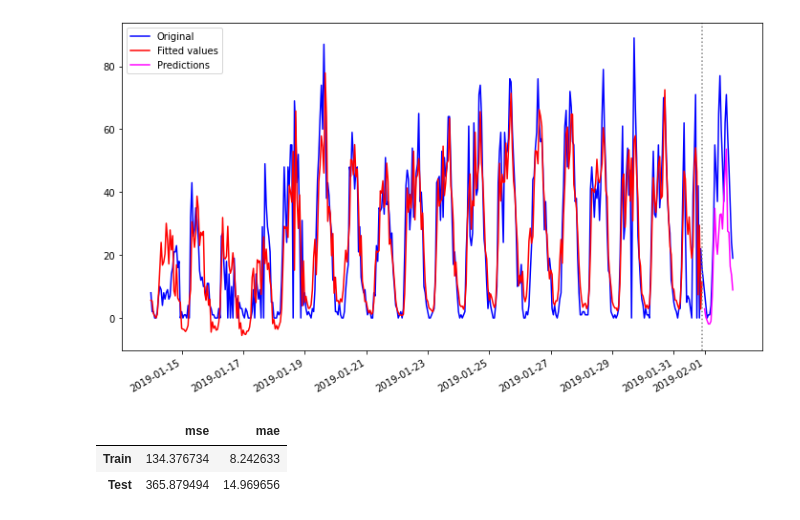
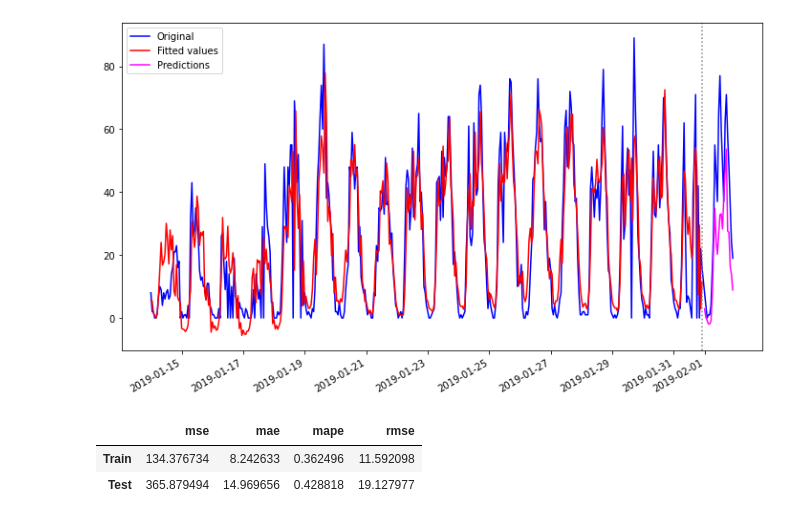
Before and after one commit to katekuian/aa_2021_magma, a Jupyter notebook: 04_predictive_analytics/03_time_series_analysis.ipynb, the cells around one changed output. Drawn from its saved outputs; the diff is of its cells as text; code cells hidden in the pictures.

Commit message:
Add rmse and mape to evaluation

```diff
--- a/04_predictive_analytics/03_time_series_analysis.ipynb
+++ b/04_predictive_analytics/03_time_series_analysis.ipynb
@@ -167,22 +170,28 @@ plt.show()
 # %%
 predicted_values = predicted_values[demand_test.index] # demand train is incomplete
 
 train_mse = mean_squared_error(demand_train, fitted_values)
 train_mae = mean_absolute_error(demand_train, fitted_values)
+train_mape = mean_average_percentage_error(demand_train, fitted_values)
+train_rmse = root_mean_squared_error(demand_train, fitted_values)
 
 test_mse = mean_squared_error(demand_test, predicted_values)
 test_mae = mean_absolute_error(demand_test, predicted_values)
+test_mape = mean_average_percentage_error(demand_test, predicted_values)
+test_rmse = root_mean_squared_error(demand_test, predicted_values)
 
 # make dataframe with results
 results = pd.DataFrame(
 	{
 		"mse": [train_mse, test_mse],
 		"mae": [train_mae, test_mae],
+		"mape": [train_mape, test_mape],
+		"rmse": [train_rmse, test_rmse],
 	},
 	index=["Train", "Test"],
 )
 results
 # %% [output]
-|  | mse | mae |
-| Train | 134.376734 | 8.242633 |
-| Test | 365.879494 | 14.969656 |
+|  | mse | mae | mape | rmse |
+| Train | 134.376734 | 8.242633 | 0.362496 | 11.592098 |
+| Test | 365.879494 | 14.969656 | 0.428818 | 19.127977 |
```
Also changed, not shown: parts of 1 cell of this notebook, 4 other files.
